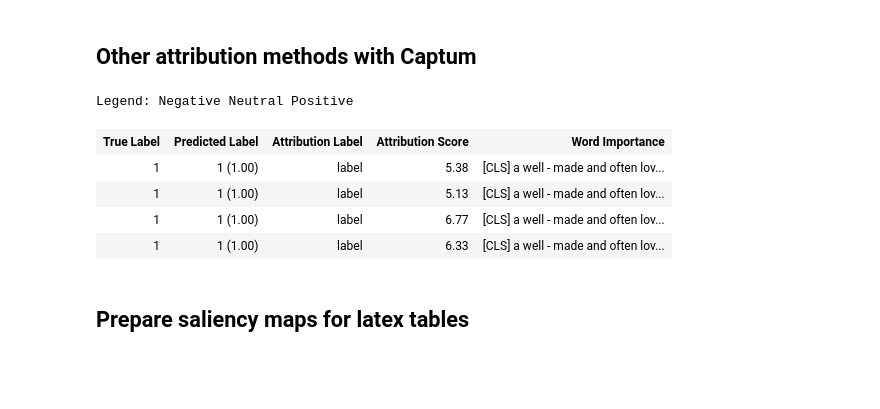
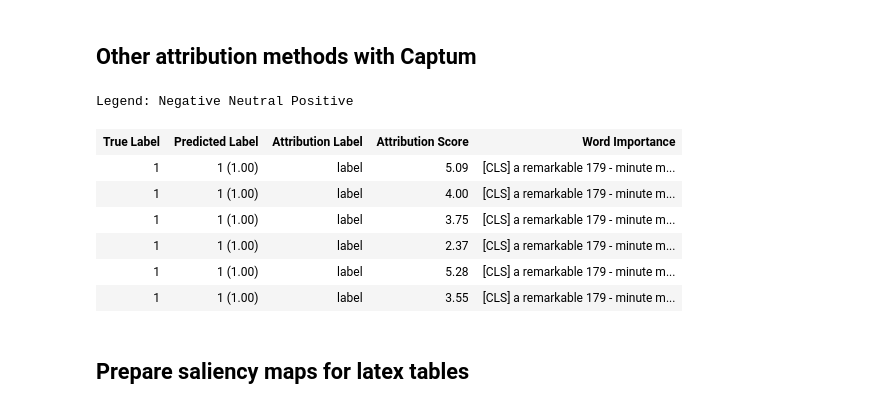
Before and after one commit to mt-upc/transformer-contributions, a Jupyter notebook: Text_classification.ipynb, the cells around one changed output. Saved outputs shown, nothing was run; the diff lists cells and outputs as text; code cells hidden in the pictures; blank space fills up the shorter version.

```diff
--- a/Text_classification.ipynb
+++ b/Text_classification.ipynb
@@ -69,7 +72,9 @@ a remarkable 179-minute meditation on the nature of revolution .
 ## Forward pass
 # %%
 model_wrapped = ModelWrapper(model)
-prediction_scores, hidden_states, attentions, transformed_vectors_norm_model, contributions, transformed_vectors = model_wrapped(pt_batch)
+#prediction_scores, hidden_states, attentions, transformed_vectors_norm_model, contributions, transformed_vectors = model_wrapped(pt_batch)
+prediction_scores, hidden_states, attentions, contributions_data = model_wrapped(pt_batch)
+
 probs = torch.nn.functional.softmax(prediction_scores, dim=-1)
 print('probs',probs)
 pred_ind = torch.argmax(probs)
@@ -92,6 +97,7 @@ _attentions = [att.detach().cpu().numpy() for att in attentions]
 attentions_mat = np.asarray(_attentions)[:,0] # (num_layers,num_heads,src_len,src_len)
 att_mat_sum_heads = attentions_mat.sum(axis=1)/attentions_mat.shape[1]
 print(att_mat_sum_heads.shape)
-normalized_model_norms = normalize_contributions(transformed_vectors_norm_model,scaling='sum_one')
-normalized_contributions = normalize_contributions(contributions,scaling='min_sum')
+normalized_model_norms = normalize_contributions(contributions_data['transformed_vectors_norm'],scaling='sum_one')
+resultant_norm = resultants_norm = torch.norm(torch.squeeze(contributions_data['resultants']),p=1,dim=-1)
+normalized_contributions = normalize_contributions(contributions_data['contributions'],scaling='min_sum',resultant_norm=resultant_norm)
 # %% [output]
@@ -180,42 +196,44 @@ grad_attributions, predicted_class = interpret_sentence_sst2(bert_model_wrapper,
 grad_input_attributions, predicted_class = interpret_sentence_sst2(bert_model_wrapper, tokenizer, sentence=text, method='grad_input')
 grad_ig_attributions, predicted_class = interpret_sentence_sst2(bert_model_wrapper, tokenizer, sentence=text, method='ig')
 # %%
-# accumalate couple samples in this array for visualization purposes
+# accumulate couple samples in this array for visualization purposes
 vis_data_records_ig = []
 
 def add_attributions_to_visualizer(attributions, tokens, pred, label, vis_data_records):
     attributions_min_max = normalize_attribution_visualization(attributions)
     attributions_min_max = attributions_min_max.cpu().detach().numpy()
 
 
     # storing couple samples in an array for visualization purposes
     vis_data_records.append(visualization.VisualizationDataRecord(
                             attributions_min_max,
                             pred,
                             label,
                             label,
                             "label",
                             attributions_min_max.sum(),
                             tokens[:len(attributions_min_max)],
                             0))
     return attributions_min_max
 
 tokens = tokenizer.convert_ids_to_tokens(pt_batch["input_ids"][0].cpu().detach().numpy().tolist())
 min_max_grad_attributions = add_attributions_to_visualizer(grad_attributions, tokens, pred, pred_ind, vis_data_records_ig)
 min_max_grad_input_attributions = add_attributions_to_visualizer(grad_input_attributions, tokens, pred, pred_ind, vis_data_records_ig)
 min_max_grad_ig_attributions = add_attributions_to_visualizer(grad_ig_attributions, tokens, pred, pred_ind, vis_data_records_ig)
-#min_max_joint_attention_rollout_cls = add_attributions_to_visualizer(joint_attention_rollout_cls, tokens, pred, pred_ind, vis_data_records_ig)
-#min_max_norm_rollout_cls = add_attributions_to_visualizer(norm_rollout_cls, tokens, pred, pred_ind, vis_data_records_ig)
+min_max_joint_attention_rollout_cls = add_attributions_to_visualizer(joint_attention_rollout_cls, tokens, pred, pred_ind, vis_data_records_ig)
+min_max_norm_rollout_cls = add_attributions_to_visualizer(norm_rollout_cls, tokens, pred, pred_ind, vis_data_records_ig)
 min_max_contributions_mix_cls = add_attributions_to_visualizer(contributions_mix_cls, tokens, pred, pred_ind, vis_data_records_ig)
 
 visualization.visualize_text(vis_data_records_ig);
 # %% [output]
 Legend: Negative Neutral Positive
 | True Label | Predicted Label | Attribution Label | Attribution Score | Word Importance |
-| 1 | 1 (1.00) | label | 5.38 | [CLS] a well - made and often lov... |
-| 1 | 1 (1.00) | label | 5.13 | [CLS] a well - made and often lov... |
-| 1 | 1 (1.00) | label | 6.77 | [CLS] a well - made and often lov... |
-| 1 | 1 (1.00) | label | 6.33 | [CLS] a well - made and often lov... |
+| 1 | 1 (1.00) | label | 5.09 | [CLS] a remarkable 179 - minute m... |
+| 1 | 1 (1.00) | label | 4.00 | [CLS] a remarkable 179 - minute m... |
+| 1 | 1 (1.00) | label | 3.75 | [CLS] a remarkable 179 - minute m... |
+| 1 | 1 (1.00) | label | 2.37 | [CLS] a remarkable 179 - minute m... |
+| 1 | 1 (1.00) | label | 5.28 | [CLS] a remarkable 179 - minute m... |
+| 1 | 1 (1.00) | label | 3.55 | [CLS] a remarkable 179 - minute m... |
 # %% [markdown]
 ## Prepare saliency maps for latex tables
 # %%
```
Also changed, not shown: parts of 29 cells of this notebook, 36 other files.
